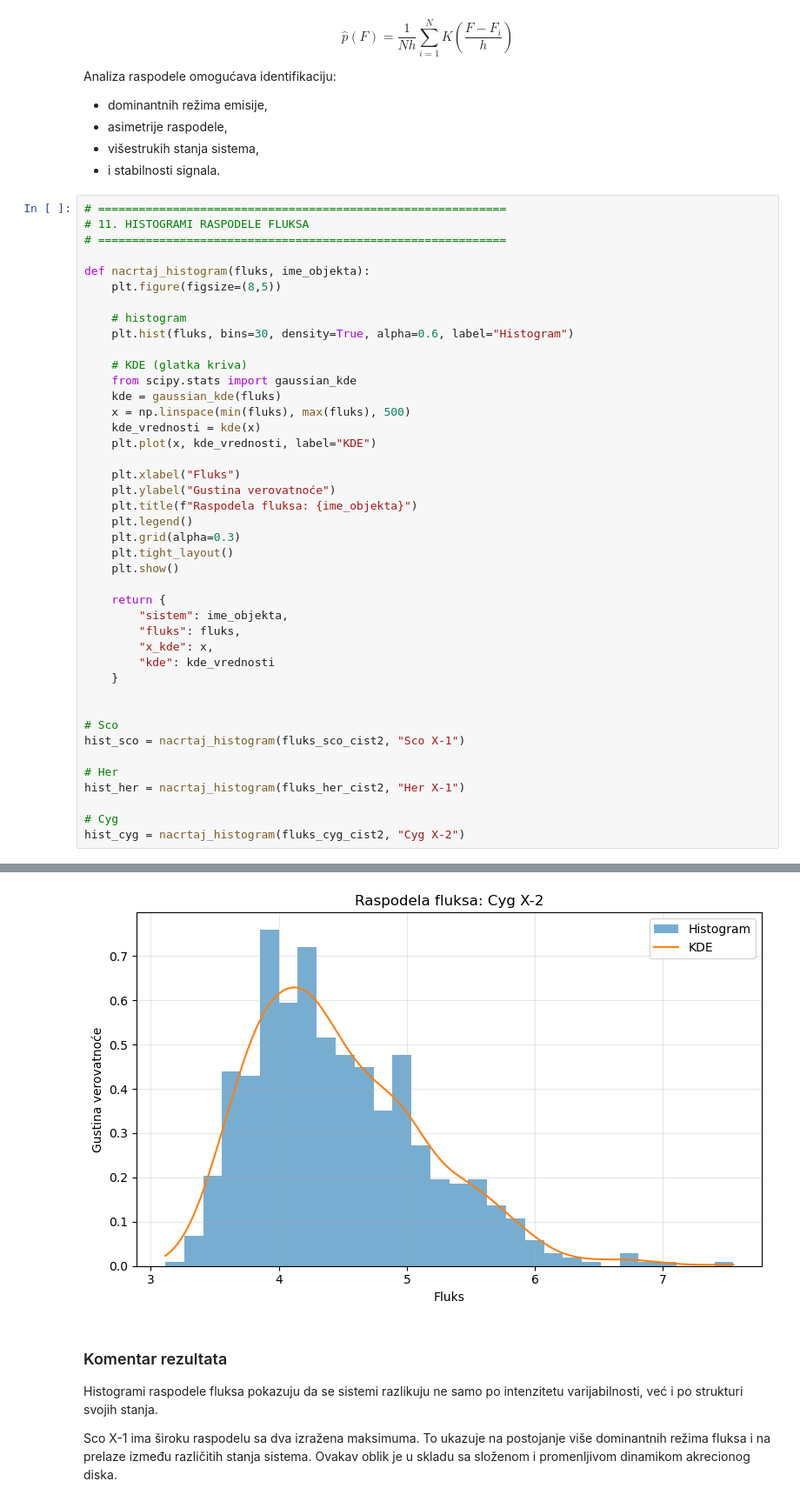
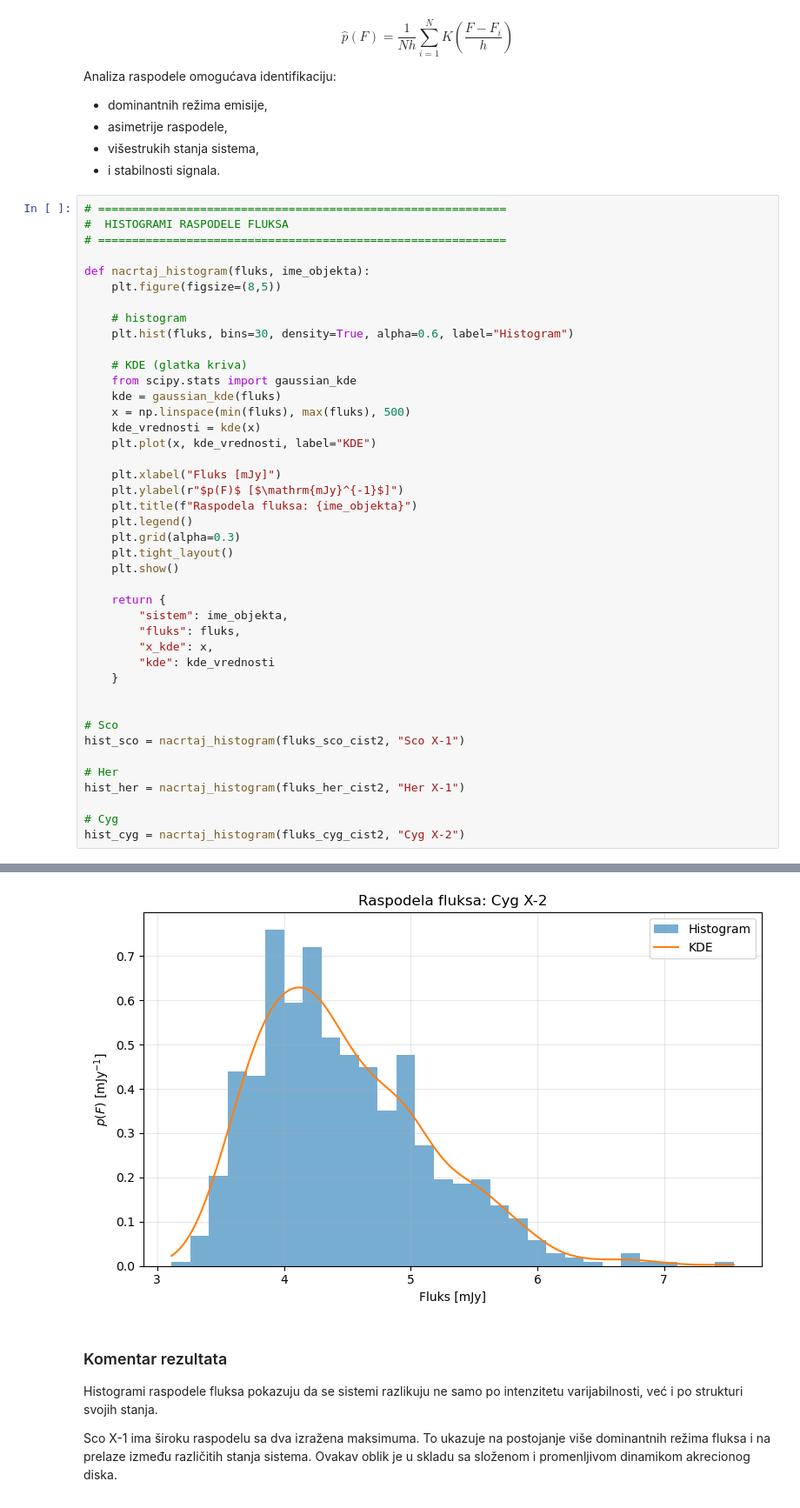
Before and after one commit to jasmina16121/Projekat-X-ray-Binary-Sco-X-1, a Jupyter notebook: Bin_sistemi.ipynb, the cells around one changed output, grey strips where cells are left out. Shown at 87% size. Drawn from its saved outputs; the diff is of its cells as text.

```diff
--- a/Bin_sistemi.ipynb
+++ b/Bin_sistemi.ipynb
@@ -570,7 +575,7 @@ Analiza raspodele omogućava identifikaciju:
 - i stabilnosti signala.
 # %%
 # ============================================================
-# 11. HISTOGRAMI RASPODELE FLUKSA
+#  HISTOGRAMI RASPODELE FLUKSA
 # ============================================================
 
 def nacrtaj_histogram(fluks, ime_objekta):
@@ -586,8 +591,8 @@ def nacrtaj_histogram(fluks, ime_objekta):
     kde_vrednosti = kde(x)
     plt.plot(x, kde_vrednosti, label="KDE")
 
-    plt.xlabel("Fluks")
-    plt.ylabel("Gustina verovatnoće")
+    plt.xlabel("Fluks [mJy]")
+    plt.ylabel(r"$p(F)$ [$\mathrm{mJy}^{-1}$]")
     plt.title(f"Raspodela fluksa: {ime_objekta}")
     plt.legend()
     plt.grid(alpha=0.3)
@@ -616,4 +621,4 @@ hist_cyg = nacrtaj_histogram(fluks_cyg_cist2, "Cyg X-2")
-[figure, old version]
+[figure, new version]
 # %% [markdown]
 ### Komentar rezultata
 
```
Also changed, not shown: parts of 15 cells of this notebook.
